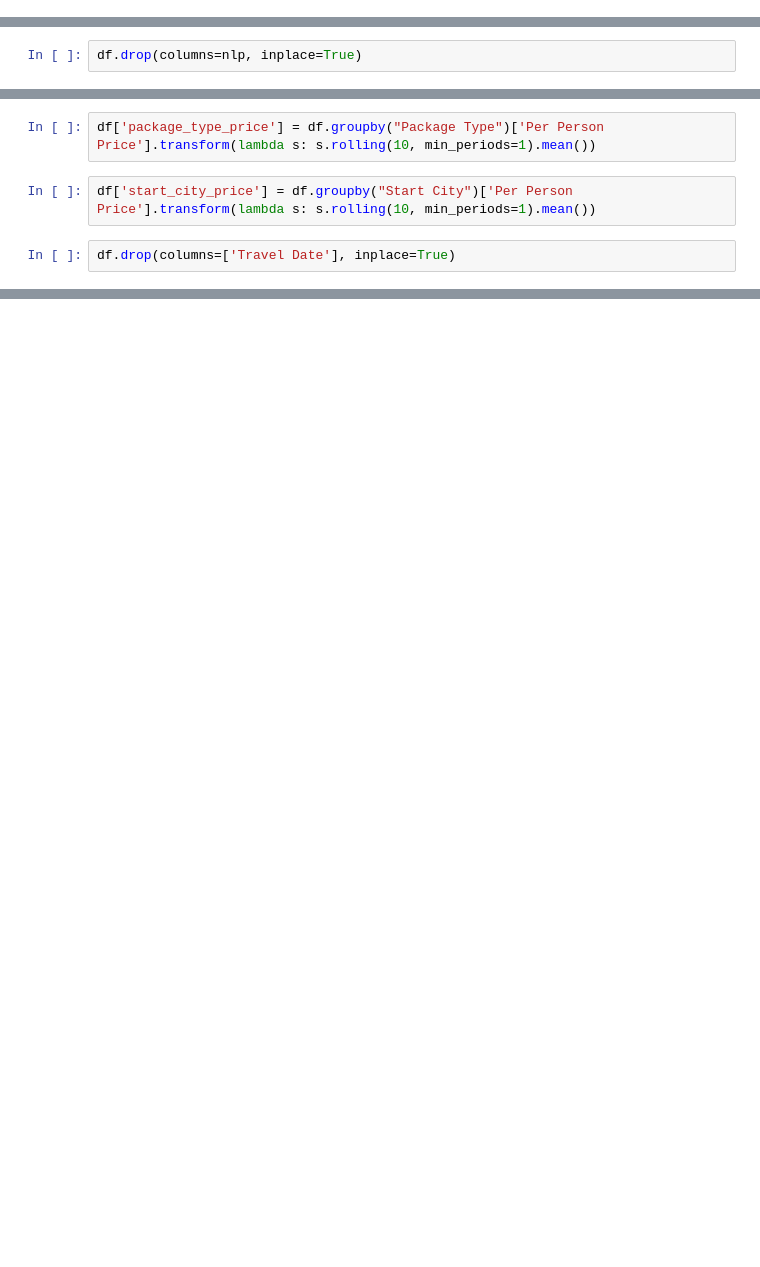
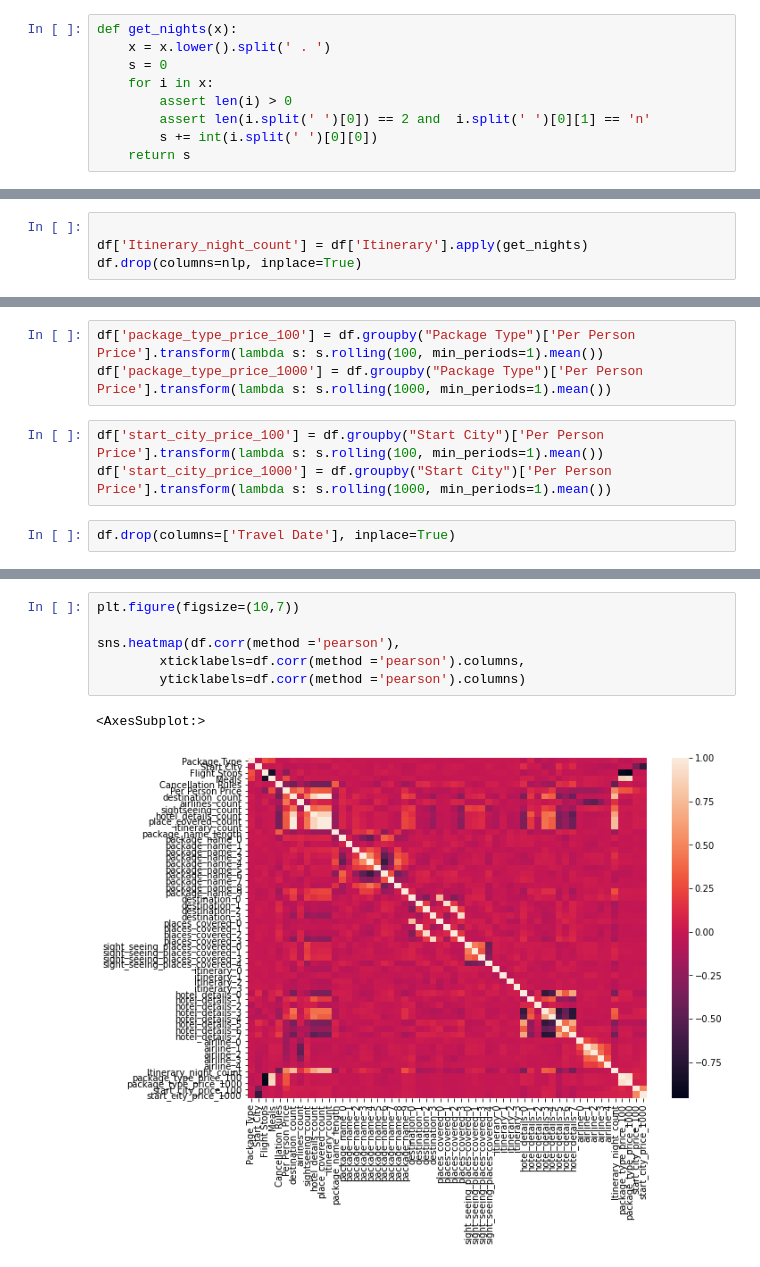
Before and after one commit to thunderock/machine_hack, a Jupyter notebook: price_prediction/feature generation.ipynb, the cells around one changed output, grey strips where cells are left out. Saved outputs shown, nothing was run; the diff lists cells and outputs as text; blank space fills up the shorter version.

```diff
--- a/price_prediction/feature generation.ipynb
+++ b/price_prediction/feature generation.ipynb
@@ -36,6 +37,15 @@ df.head()
 | 3 | 32a19a6c171e67448f2346da46c619dc | Colorful Kerala ( Romantic Getaway ) | Premium | Munnar|Kumarakom|Allepey|Kovalam ... | 2N Munnar . 1N Kumarakom . 1N All... | Munnar|Kumarakom|Allepey|Kovalam ... | 2021-08-27 | ... |
 | 4 | 107b068aa0ca03bc6248966f594d105f | A Week In Bangkok & Pattaya | Premium | Pattaya|Bangkok | 4N Pattaya . 3N Bangkok | Pattaya|Bangkok | 2021-12-12 | ... |
 5 rows × 22 columns
+# %%
+def get_nights(x):
+    x = x.lower().split(' . ')
+    s = 0
+    for i in x:
+        assert len(i) > 0
+        assert len(i.split(' ')[0]) == 2 and  i.split(' ')[0][1] == 'n'
+        s += int(i.split(' ')[0][0])
+    return s
 # %% [markdown]
 # straight strings ['Package Name']
 # %%
@@ -143,6 +153,8 @@ def padded_keywords(s):
 df['airline_0'] , df['airline_1'], df['airline_2'], df['airline_3'], df['airline_4']\
 = zip(*df['Airline'].apply(padded_keywords))
 # %%
+
+df['Itinerary_night_count'] = df['Itinerary'].apply(get_nights)
 df.drop(columns=nlp, inplace=True)
 # %% [markdown]
 # categorical  cols
@@ -161,9 +173,11 @@ sns.scatterplot(x=df[~df['Per Person Price'].isna()]['Travel Date'], y=df[~df['P
 # %%
 df.sort_values("Travel Date", inplace=True)
 # %%
-df['package_type_price'] = df.groupby("Package Type")['Per Person Price'].transform(lambda s: s.rolling(10, min_periods=1).mean())
+df['package_type_price_100'] = df.groupby("Package Type")['Per Person Price'].transform(lambda s: s.rolling(100, min_periods=1).mean())
+df['package_type_price_1000'] = df.groupby("Package Type")['Per Person Price'].transform(lambda s: s.rolling(1000, min_periods=1).mean())
 # %%
-df['start_city_price'] = df.groupby("Start City")['Per Person Price'].transform(lambda s: s.rolling(10, min_periods=1).mean())
+df['start_city_price_100'] = df.groupby("Start City")['Per Person Price'].transform(lambda s: s.rolling(100, min_periods=1).mean())
+df['start_city_price_1000'] = df.groupby("Start City")['Per Person Price'].transform(lambda s: s.rolling(1000, min_periods=1).mean())
 # %%
 df.drop(columns=['Travel Date'], inplace=True)
 # %%
@@ -192,0 +208,9 @@ df.to_csv("features.csv", index=False)
+# %%
+plt.figure(figsize=(10,7))
+
+sns.heatmap(df.corr(method ='pearson'),
+        xticklabels=df.corr(method ='pearson').columns,
+        yticklabels=df.corr(method ='pearson').columns)
+# %% [output]
+<AxesSubplot:>
+[figure, added]
```
Also changed, not shown: parts of 13 cells of this notebook, 1 other file.
